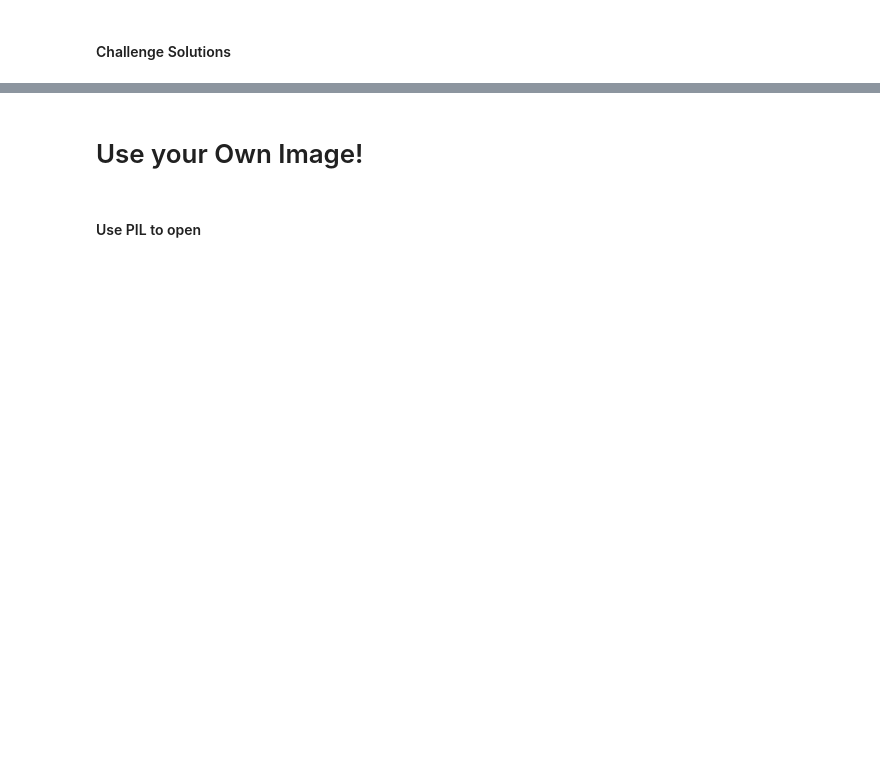
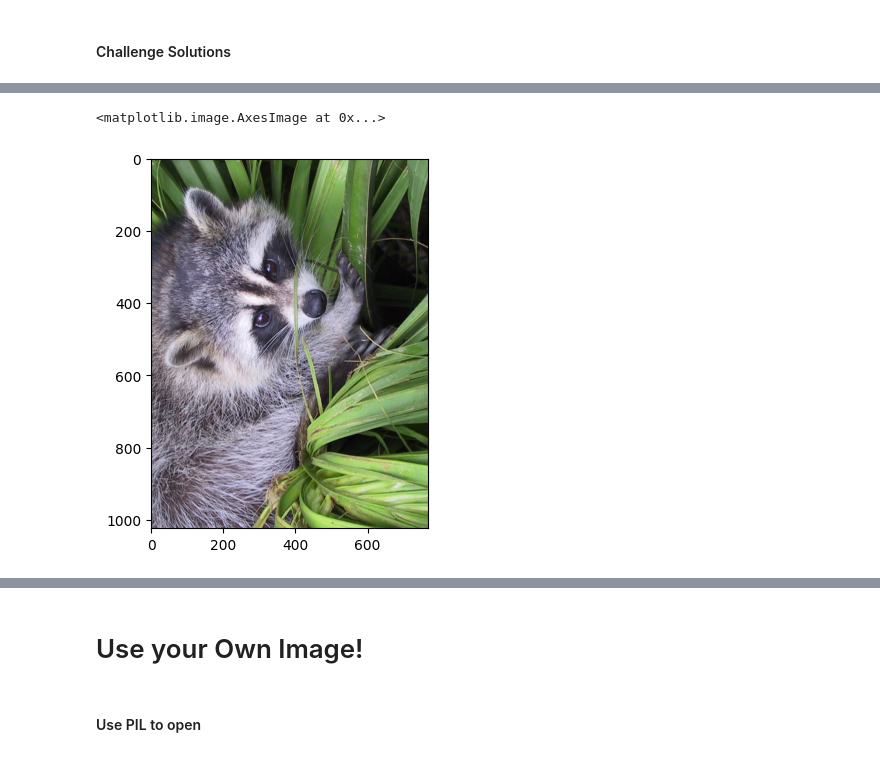
Before and after one commit to Xor01/NumPy-ImageManipulation, a Jupyter notebook: Computation_with_NumPy_and_N_Dimensional_Arrays.ipynb, the cells around one changed output, grey strips where cells are left out. Cells and saved outputs as stored; diff of their text form; code cells hidden in the pictures; blank space fills up the shorter version.

```diff
--- a/Computation_with_NumPy_and_N_Dimensional_Arrays.ipynb
+++ b/Computation_with_NumPy_and_N_Dimensional_Arrays.ipynb
@@ -348,0 +345,5 @@ gray_img = plt.imshow(sRGB @ grey_vals, cmap='gray')
+# %%
+plt.imshow(np.rot90(face))
+# %% [output]
+<matplotlib.image.AxesImage at 0x...>
+[figure, added]
```
Also changed, not shown: parts of 3 cells of this notebook.
